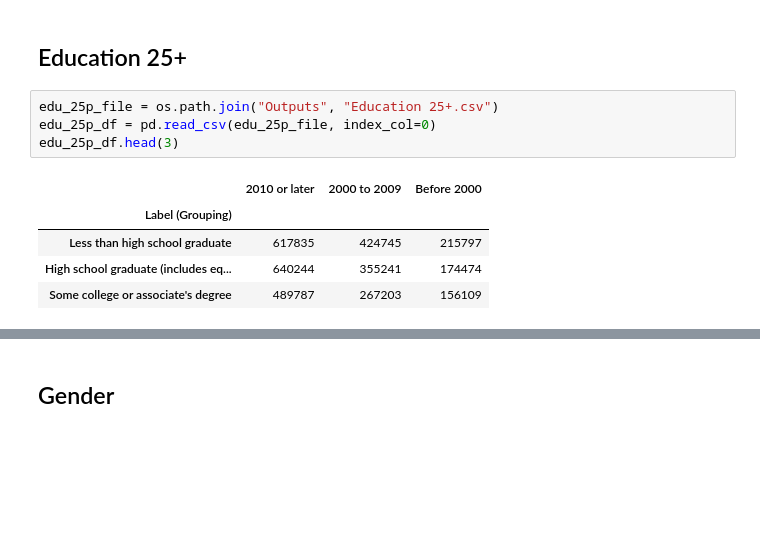
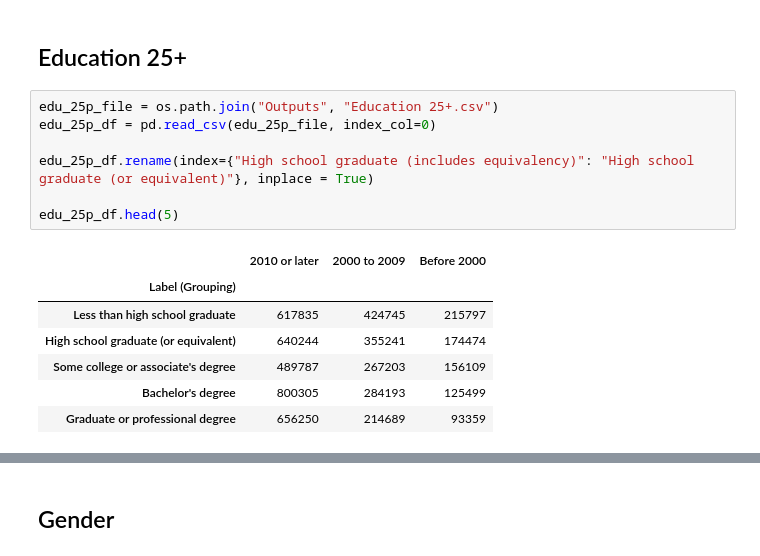
Before and after one commit to halabi93/Immigration-Data-Analysis, a Jupyter notebook: DataAnalysis.ipynb, the cells around one changed output, grey strips where cells are left out. Saved outputs shown, nothing was run; the diff lists cells and outputs as text; blank space fills up the shorter version.

```diff
--- a/DataAnalysis.ipynb
+++ b/DataAnalysis.ipynb
@@ -57,10 +95,15 @@ continents_df.head(6)
 # %%
 edu_25p_file = os.path.join("Outputs", "Education 25+.csv")
 edu_25p_df = pd.read_csv(edu_25p_file, index_col=0)
-edu_25p_df.head(3)
+
+edu_25p_df.rename(index={"High school graduate (includes equivalency)": "High school graduate (or equivalent)"}, inplace = True)
+
+edu_25p_df.head(5)
 # %% [output]
 |  | 2010 or later | 2000 to 2009 | Before 2000 |
 | Label (Grouping) |  |  |  |
 | Less than high school graduate | 617835 | 424745 | 215797 |
-| High school graduate (includes eq... | 640244 | 355241 | 174474 |
+| High school graduate (or equivalent) | 640244 | 355241 | 174474 |
 | Some college or associate's degree | 489787 | 267203 | 156109 |
+| Bachelor's degree | 800305 | 284193 | 125499 |
+| Graduate or professional degree | 656250 | 214689 | 93359 |
```
Also changed, not shown: parts of 21 cells of this notebook, 2 other files.
